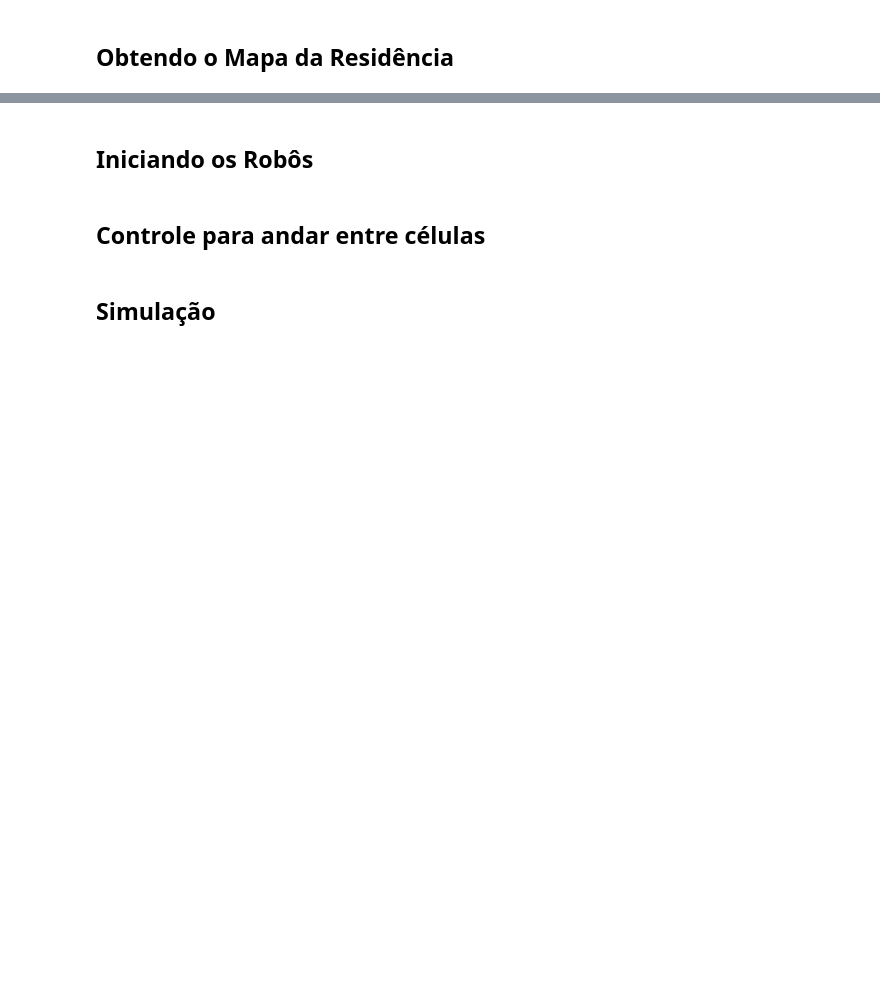
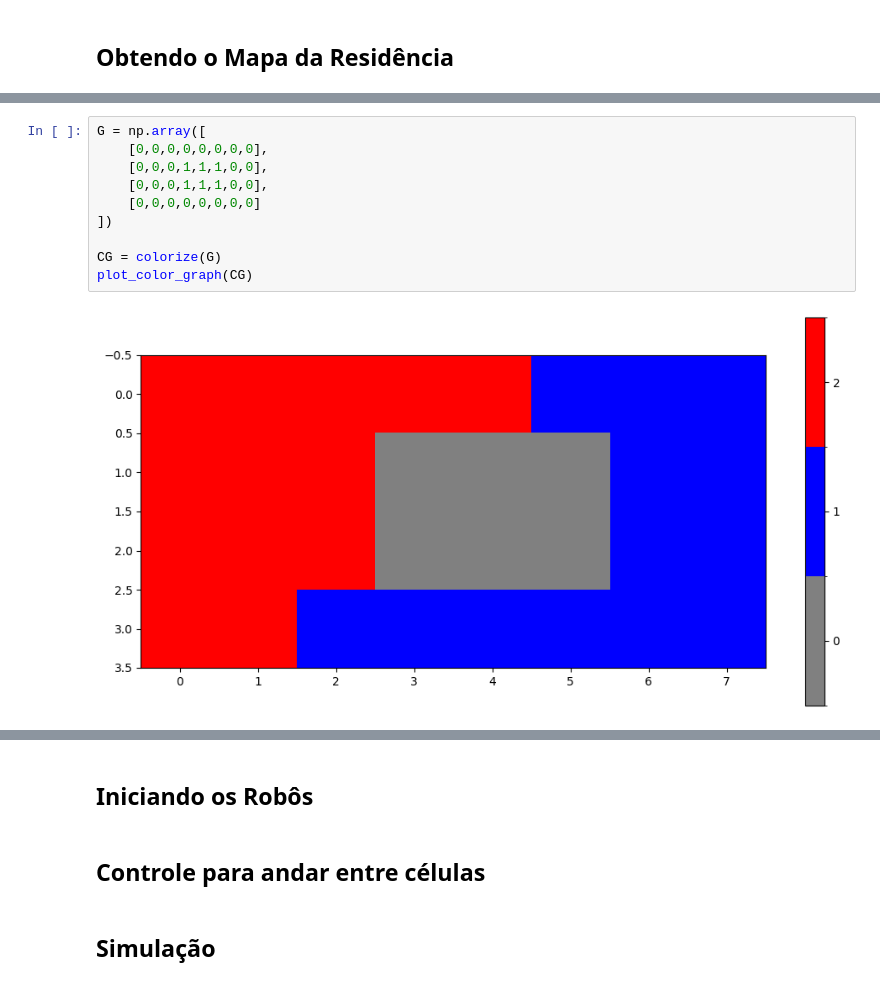
Before and after one commit to danielecassia/rm_pf_WALL-E, a Jupyter notebook: api/walle.ipynb, the cells around one changed output, grey strips where cells are left out. Saved outputs shown, nothing was run; the diff lists cells and outputs as text; blank space fills up the shorter version.

Commit message:
Create colored plots

```diff
--- a/api/walle.ipynb
+++ b/api/walle.ipynb
@@ -38,0 +133,12 @@ import numpy as np
+# %%
+G = np.array([
+    [0,0,0,0,0,0,0,0],
+    [0,0,0,1,1,1,0,0],
+    [0,0,0,1,1,1,0,0],
+    [0,0,0,0,0,0,0,0]
+])
+
+CG = colorize(G)
+plot_color_graph(CG)
+# %% [output]
+[figure, added]
```
Also changed, not shown: parts of 7 cells of this notebook.
